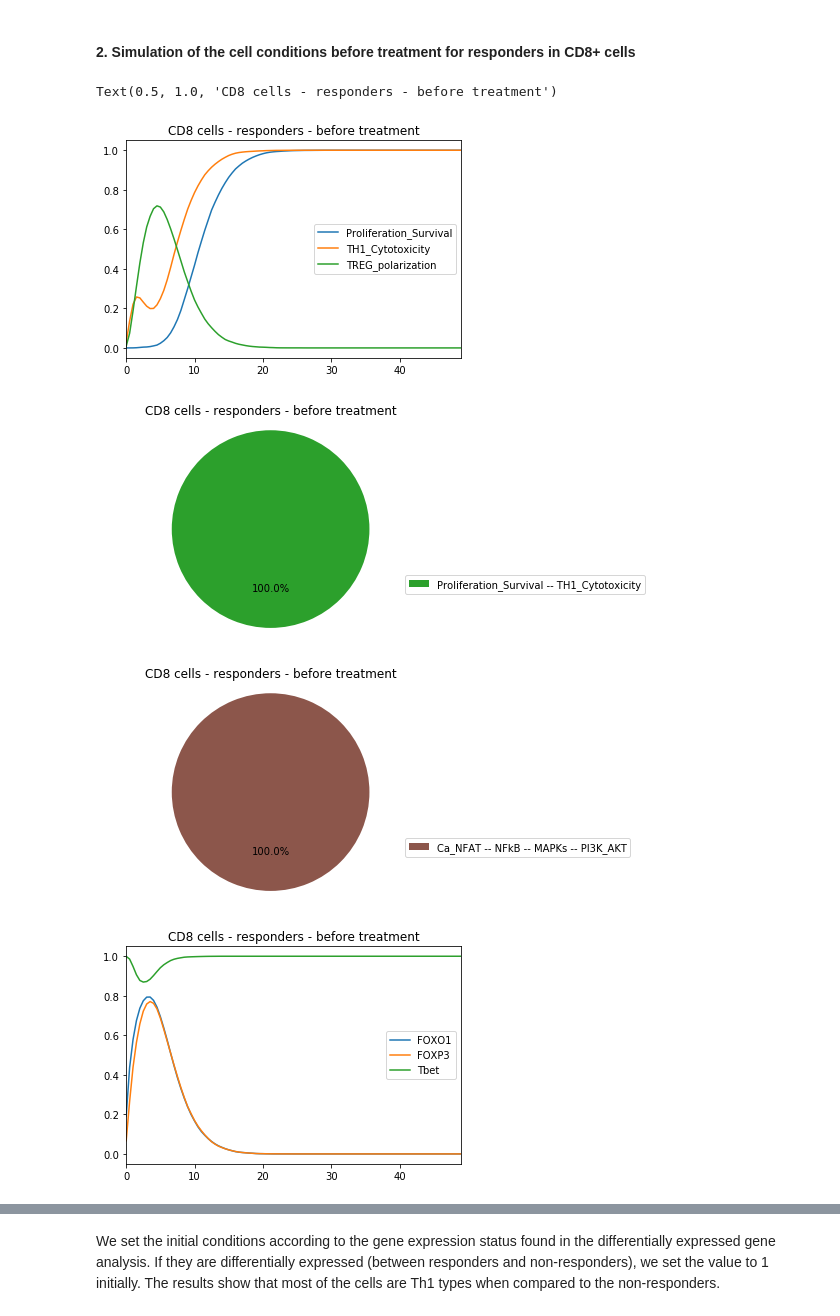
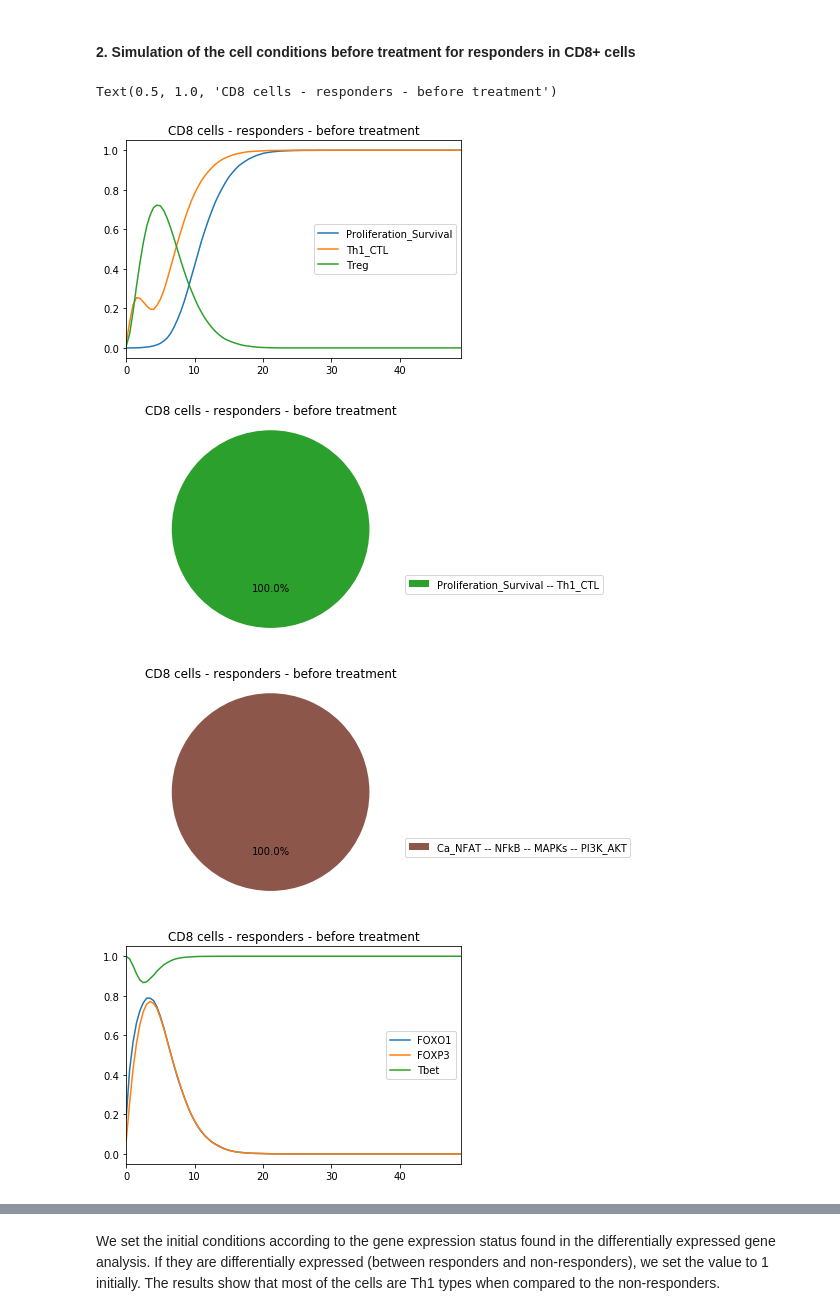
Before and after one commit to sysbio-curie/ICI, a Jupyter notebook: Supp_mat_jupyter_notebook_Exp_validation.ipynb, the cells around one changed output, grey strips where cells are left out. Cells and saved outputs as stored; diff of their text form; code cells hidden in the pictures.

```diff
--- a/Supp_mat_jupyter_notebook_Exp_validation.ipynb
+++ b/Supp_mat_jupyter_notebook_Exp_validation.ipynb
@@ -13,11 +13,11 @@ import pandas as pd # for the visualization of lists of states
 ## Load the model
 # %%
 # Set up the required files
-bnd_file ="supp_mat_model.bnd"
-cfg_WT = "supp_mat_model.bnd.cfg"
+bnd_WT ="supp_mat_model_ICI.bnd"
+cfg_WT = "supp_mat_model_ICI.bnd.cfg"
 
 # Load the Wild-Type model
-WT1 = maboss.load(bnd_file, cfg_WT)
+WT = maboss.load(bnd_WT, cfg_WT)
 # %% [markdown]
 ## Experimental validation: Cancer Cell 2013
 # %% [markdown]
@@ -176,7 +176,7 @@ Results: the proportion of Th1 cells is about 15% for these patients
 #### 2. Simulation of the cell conditions before treatment for responders in CD8+ cells
 # %%
 ### Simulation of experiments for responders
-WT_resp = maboss.copy_and_update_parameters(WT1, {'max_time':50})
+WT_resp = maboss.copy_and_update_parameters(WT, {'max_time':50})
 
 # For all nodes of the network, set the initial state to random
 #for n in WT_resp.network:
@@ -207,7 +207,7 @@ WT_resp.network.set_istate('Tbet',[0,1])
 # %%
 ##### Visualize the phenotypes
 # Select outputs for visualisation of the results
-WT_resp.network.set_output(('TREG_polarization','Proliferation_Survival','TH1_Cytotoxicity'))
+WT_resp.network.set_output(('Treg','Proliferation_Survival','Th1_CTL'))
 # Run the model
 run_WT_resp = WT_resp.run()
 
@@ -227,35 +227,35 @@ run_WT_resp = WT_resp.run()
 #run_WT_resp.get_nodes_probtraj().plot(legend=True)
 #plt.title('CD8 cells - responders - before treatment')
 run_WT_resp.plot_piechart()
 plt.title('CD8 cells - responders - before treatment')
 
 ##### Visualize the TFs
 # Select outputs for visualisation of the results
 WT_resp.network.set_output(('Tbet','FOXP3','FOXO1'))
 # Run the model
 run_WT_resp = WT_resp.run()
 
 # Plot the results
 run_WT_resp.get_nodes_probtraj().plot(legend=True)
 plt.title('CD8 cells - responders - before treatment')
 run_WT_resp.plot_piechart()
 plt.title('CD8 cells - responders - before treatment ')
 
 ##### Visualize the immune checkpoints
 # Select outputs for visualisation of the results
 WT_resp.network.set_output(('CTLA4','PD1','TIGIT','LAG3','TIM3'))
 # Run the model
 run_WT_resp = WT_resp.run()
 
 # Plot the results
 run_WT_resp.get_nodes_probtraj().plot(legend=True)
 plt.title('CD8 cells - responders - before treatment')
 run_WT_resp.plot_piechart()
 plt.title('CD8 cells - responders - before treatment')
 # %% [output]
 Text(0.5, 1.0, 'CD8 cells - responders - before treatment')
-[figure, old version]
+[figure, new version]
-[figure, old version]
+[figure, new version]
 [figure]
 [figure]
 [figure]
```
Also changed, not shown: parts of 14 cells of this notebook, 3 other files.
